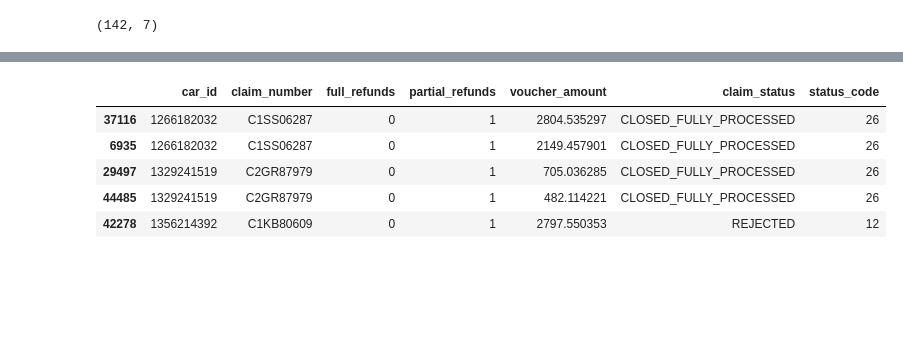
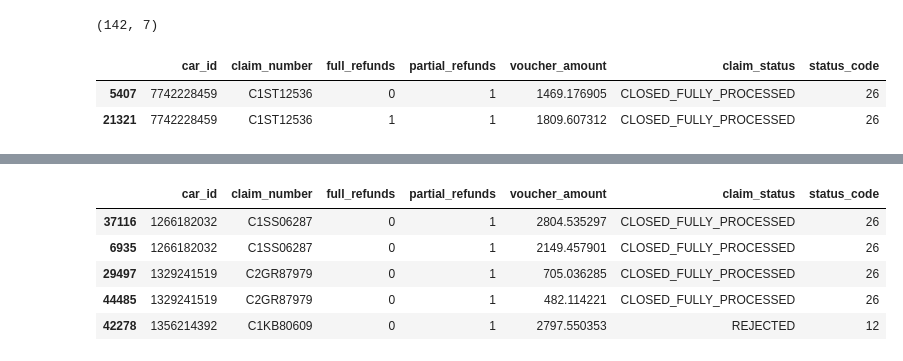
Before and after one commit to dileepsathyan/assignments, a Jupyter notebook: Vroom Virtusa/Vroom Virtusa Assignment.ipynb, the cells around one changed output, grey strips where cells are left out. Cells and saved outputs as stored; diff of their text form; code cells hidden in the pictures; blank space fills up the shorter version.

```diff
--- a/Vroom Virtusa/Vroom Virtusa Assignment.ipynb
+++ b/Vroom Virtusa/Vroom Virtusa Assignment.ipynb
@@ -603,3 +605,12 @@ df_cc_dup = df_cc_dup.drop(idx)
 df_cc_dup.shape
 # %% [output]
 (142, 7)
+# %%
+# While doing a manual check at this stage, noticed that only 1 car_id row with max voucher_amount
+# is wrongly marked as 1 in full_refund field.
+
+df_cc_dup[df_cc_dup['car_id']== 7742228459]
+# %% [output]
+|  | car_id | claim_number | full_refunds | partial_refunds | voucher_amount | claim_status | status_code |
+| 5407 | 7742228459 | C1ST12536 | 0 | 1 | 1469.176905 | CLOSED_FULLY_PROCESSED | 26 |
+| 21321 | 7742228459 | C1ST12536 | 1 | 1 | 1809.607312 | CLOSED_FULLY_PROCESSED | 26 |
```
Also changed, not shown: parts of 7 cells of this notebook, 2 other files.
